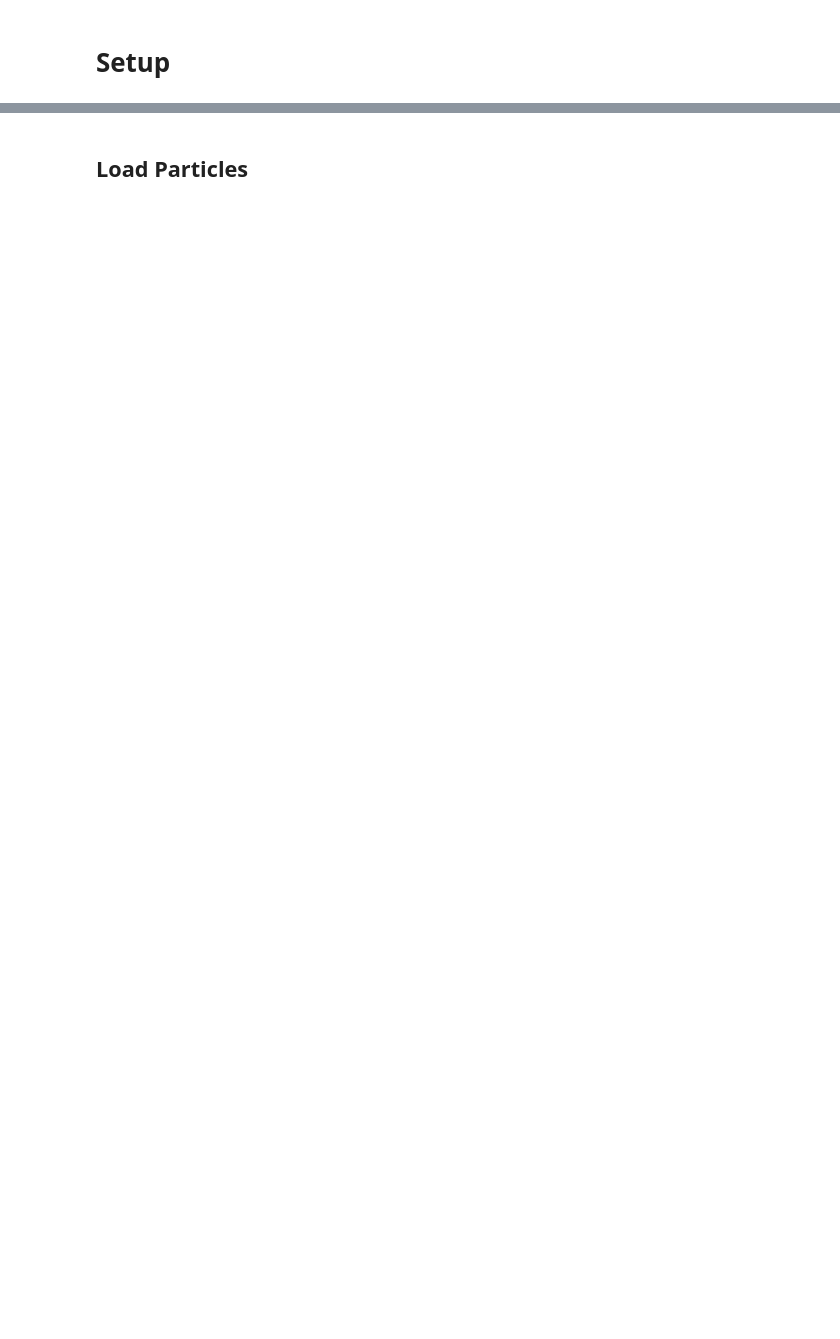
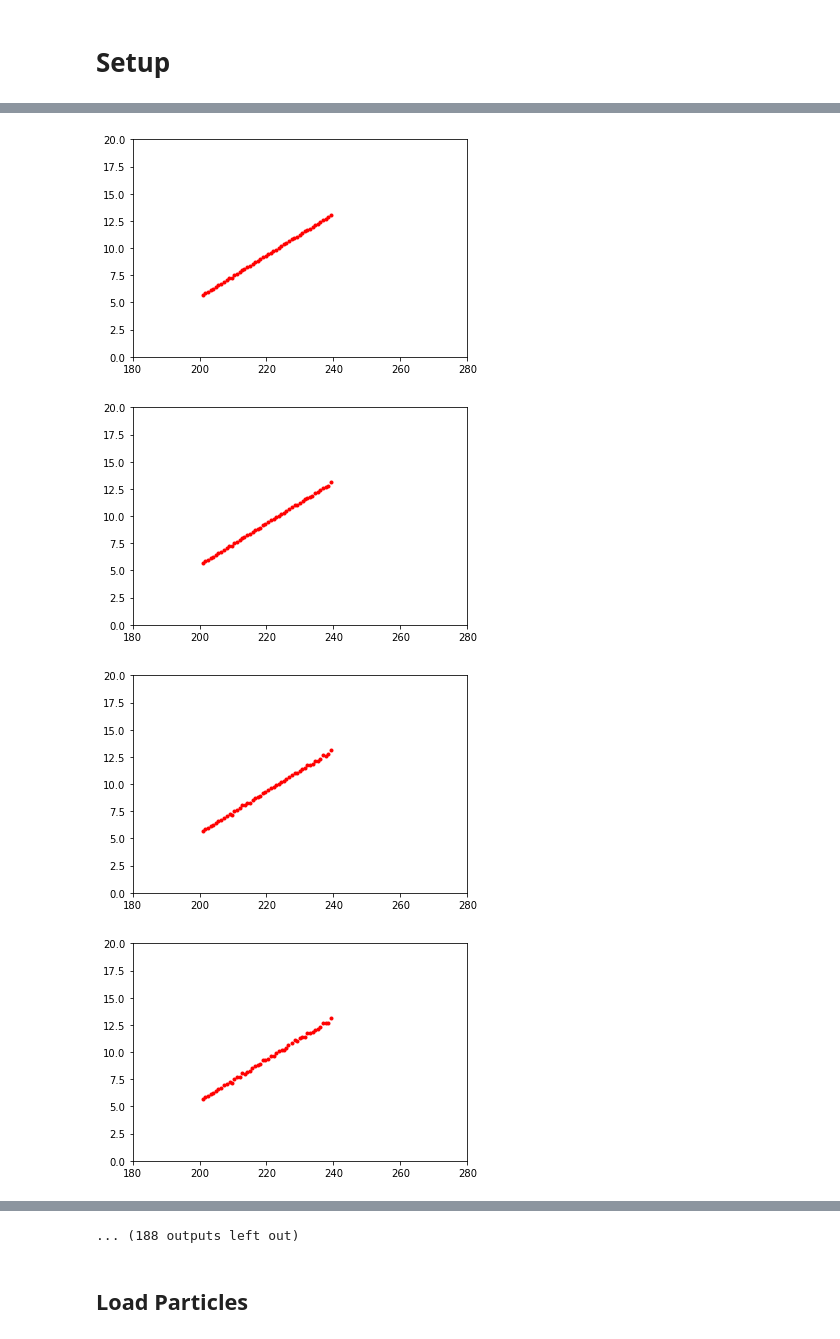
Before and after one commit to SaphCode/MPCD, a Jupyter notebook: Analysis/Evaluation.ipynb, the cells around one changed output, grey strips where cells are left out. Saved outputs shown, nothing was run; the diff lists cells and outputs as text; code cells hidden in the pictures; blank space fills up the shorter version.

```diff
--- a/Analysis/Evaluation.ipynb
+++ b/Analysis/Evaluation.ipynb
@@ -42,0 +94,13 @@ constants = getConstants(data_from)
+# %%
+point_size = 3
+for it, df in enumerate(monomers_t):
+    plt.plot(df['x'], df['y'], 'o', markersize = point_size, color = 'red')
+    plt.xlim((180, 280))
+    plt.ylim((0, 20))
+    plt.savefig(f"Test/monomer_plot_{it}.png")
+    plt.show()
+# %% [output]
+[figure, added]
+[figure, added]
+[figure, added]
+[figure, added]
@@ -43,3 +115,4 @@ constants = getConstants(data_from)
+... (188 outputs left out)
 # %% [markdown]
 ## Load Particles
 # %%
```
Also changed, not shown: parts of 14 cells of this notebook, 7 other files.
